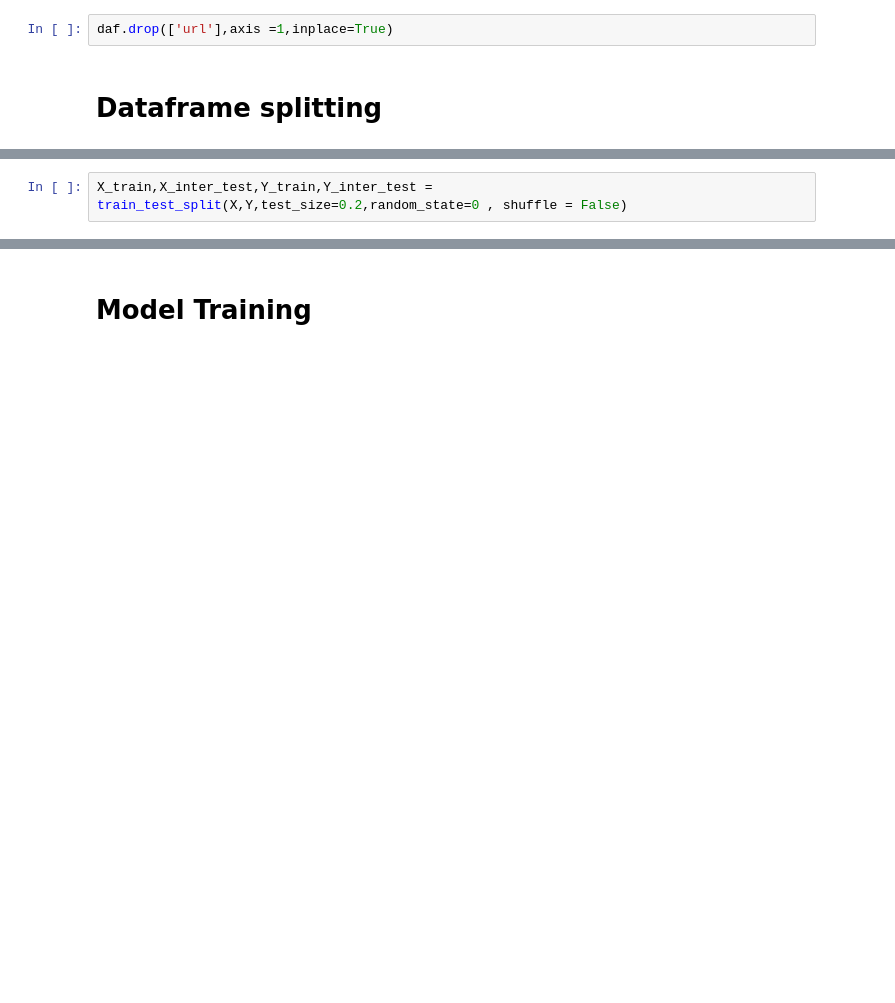
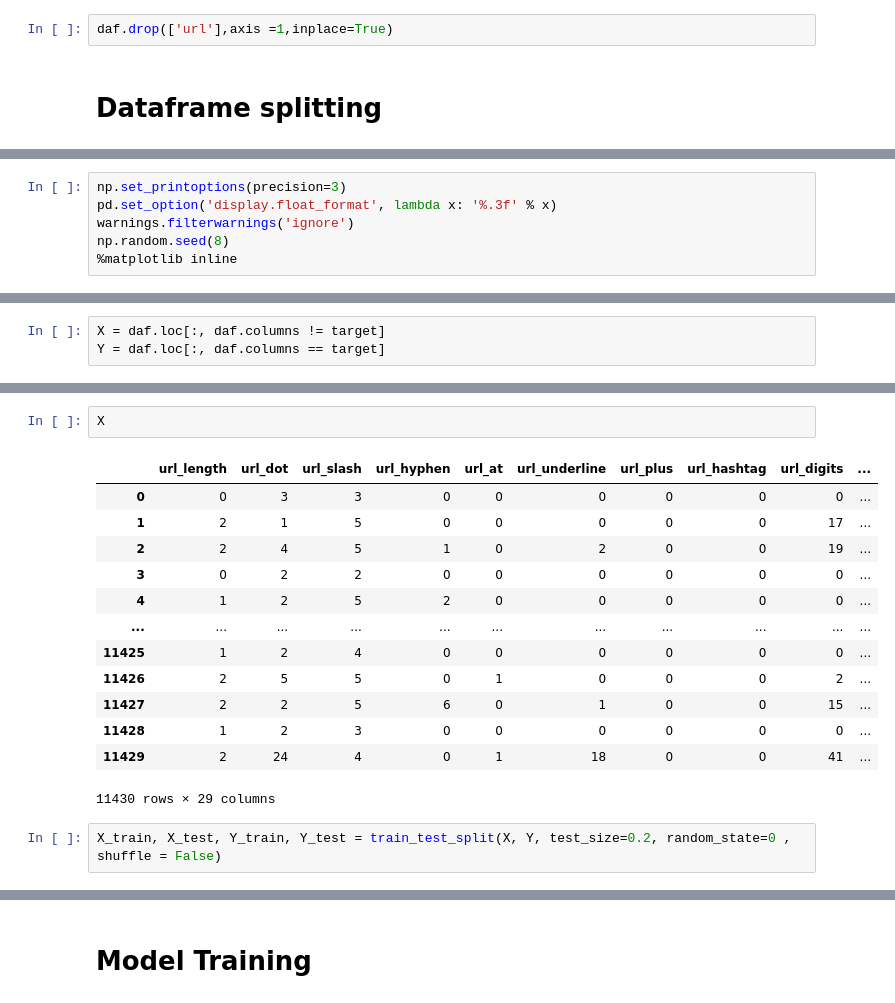
Before and after one commit to devsec-ansh/Phishing-Scam-Detection-Using-Ensemble-Machine-Learning-and-NLP, a Jupyter notebook: Phishing Detection using ML.ipynb, the cells around one changed output, grey strips where cells are left out. Drawn from its saved outputs; the diff is of its cells as text; blank space fills up the shorter version.

```diff
--- a/Phishing Detection using ML.ipynb
+++ b/Phishing Detection using ML.ipynb
@@ -509,0 +631,6 @@ daf.drop(['url'],axis =1,inplace=True)
+# %%
+np.set_printoptions(precision=3)
+pd.set_option('display.float_format', lambda x: '%.3f' % x)
+warnings.filterwarnings('ignore')
+np.random.seed(8)
+%matplotlib inline
@@ -509,0 +681,3 @@ daf.drop(['url'],axis =1,inplace=True)
+# %%
+X = daf.loc[:, daf.columns != target]
+Y = daf.loc[:, daf.columns == target]
@@ -516,2 +696,18 @@ X.shape, Y.shape
+# %%
+X
+# %% [output]
+|  | url_length | url_dot | url_slash | url_hyphen | url_at | url_underline | url_plus | url_hashtag | url_digits | ... |
+| 0 | 0 | 3 | 3 | 0 | 0 | 0 | 0 | 0 | 0 | ... |
+| 1 | 2 | 1 | 5 | 0 | 0 | 0 | 0 | 0 | 17 | ... |
+| 2 | 2 | 4 | 5 | 1 | 0 | 2 | 0 | 0 | 19 | ... |
+| 3 | 0 | 2 | 2 | 0 | 0 | 0 | 0 | 0 | 0 | ... |
+| 4 | 1 | 2 | 5 | 2 | 0 | 0 | 0 | 0 | 0 | ... |
+| ... | ... | ... | ... | ... | ... | ... | ... | ... | ... | ... |
+| 11425 | 1 | 2 | 4 | 0 | 0 | 0 | 0 | 0 | 0 | ... |
+| 11426 | 2 | 5 | 5 | 0 | 1 | 0 | 0 | 0 | 2 | ... |
+| 11427 | 2 | 2 | 5 | 6 | 0 | 1 | 0 | 0 | 15 | ... |
+| 11428 | 1 | 2 | 3 | 0 | 0 | 0 | 0 | 0 | 0 | ... |
+| 11429 | 2 | 24 | 4 | 0 | 1 | 18 | 0 | 0 | 41 | ... |
+11430 rows × 29 columns
 # %%
-X_train,X_inter_test,Y_train,Y_inter_test = train_test_split(X,Y,test_size=0.2,random_state=0 , shuffle = False)
+X_train, X_test, Y_train, Y_test = train_test_split(X, Y, test_size=0.2, random_state=0 , shuffle = False)
```
Also changed, not shown: parts of 49 cells of this notebook.
